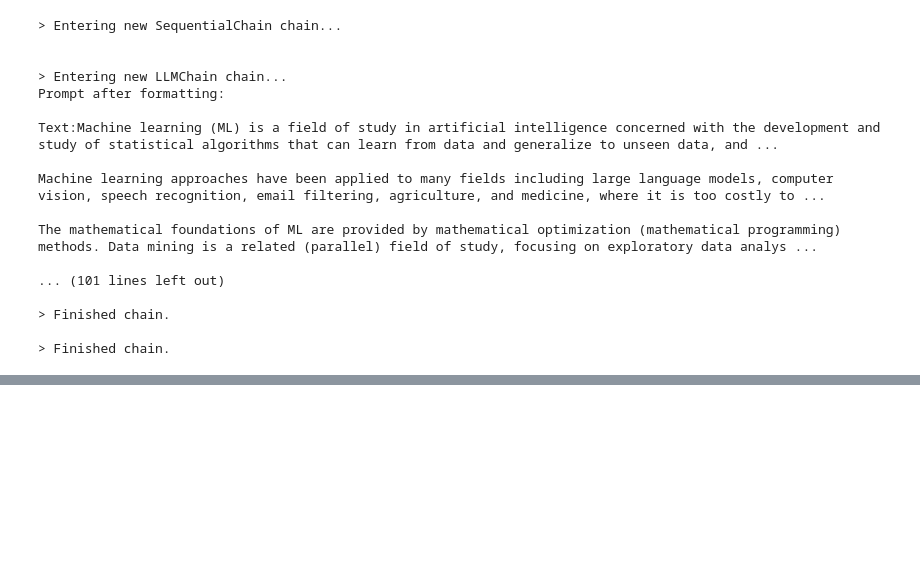
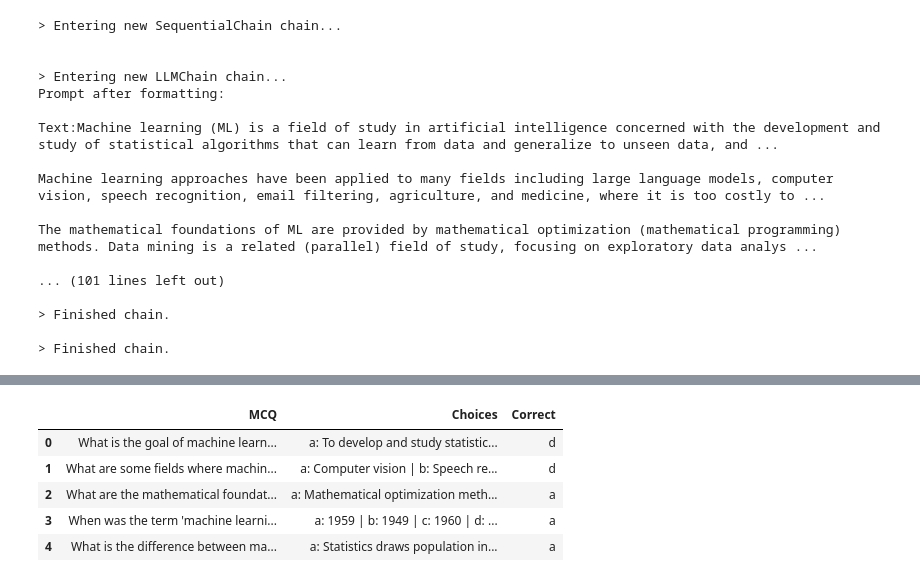
Before and after one commit to lasyaMundrathi/MCQgen, a Jupyter notebook: experiment/mcq.ipynb, the cells around one changed output, grey strips where cells are left out. Saved outputs shown, nothing was run; the diff lists cells and outputs as text; code cells hidden in the pictures; blank space fills up the shorter version.

```diff
--- a/experiment/mcq.ipynb
+++ b/experiment/mcq.ipynb
@@ -226,2 +246,11 @@ please provide us feedback at https://github.com/pandas-dev/pandas/issues/54466
+# %%
+quiz
+# %% [output]
+|  | MCQ | Choices | Correct |
+| 0 | What is the goal of machine learn... | a: To develop and study statistic... | d |
+| 1 | What are some fields where machin... | a: Computer vision | b: Speech re... | d |
+| 2 | What are the mathematical foundat... | a: Mathematical optimization meth... | a |
+| 3 | When was the term 'machine learni... | a: 1959 | b: 1949 | c: 1960 | d: ... | a |
+| 4 | What is the difference between ma... | a: Statistics draws population in... | a |
 # %%
 quiz.to_csv("machinelearning.csv",index=False)
```
Also changed, not shown: parts of 7 cells of this notebook, 1 other file.
